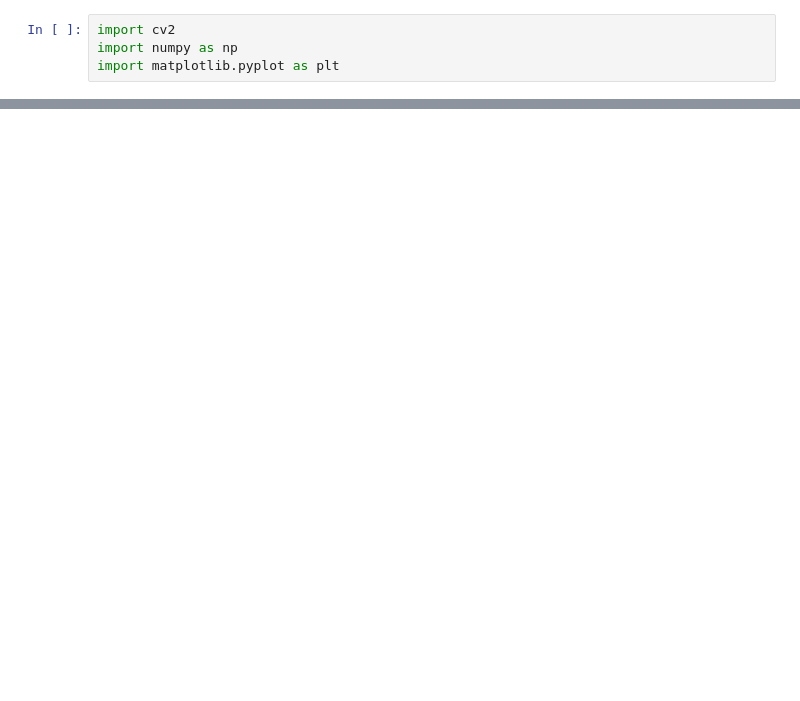
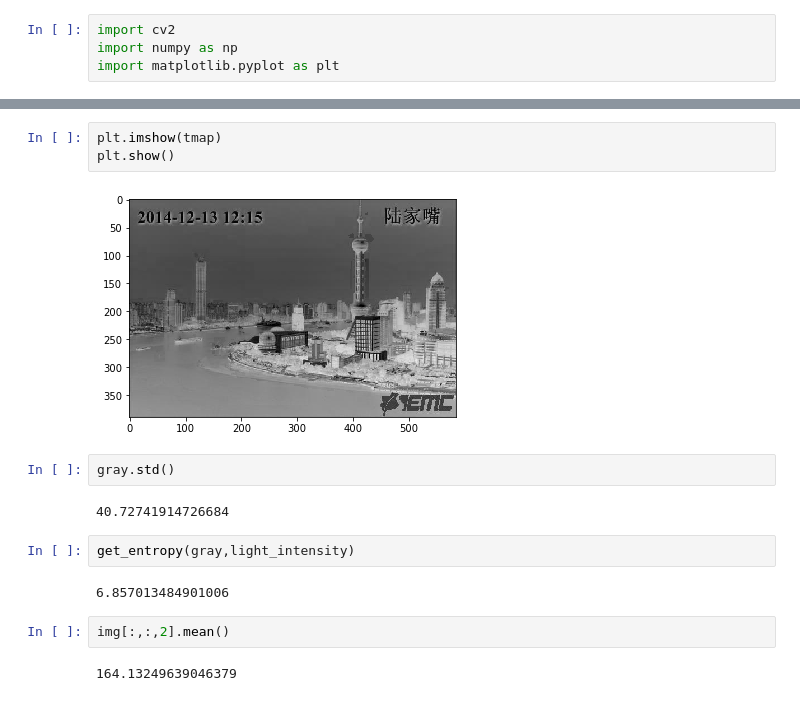
Before and after one commit to ShivamShrirao/Image_Entropy_PM2.5, a Jupyter notebook: image_entropy.ipynb, the cells around one changed output, grey strips where cells are left out. Saved outputs shown, nothing was run; the diff lists cells and outputs as text; blank space fills up the shorter version.

```diff
--- a/image_entropy.ipynb
+++ b/image_entropy.ipynb
@@ -12,0 +83,17 @@ plt.show()
+# %%
+plt.imshow(tmap)
+plt.show()
+# %% [output]
+[figure, added]
+# %%
+gray.std()
+# %% [output]
+40.72741914726684
+# %%
+get_entropy(gray,light_intensity)
+# %% [output]
+6.857013484901006
+# %%
+img[:,:,2].mean()
+# %% [output]
+164.13249639046379
```
Also changed, not shown: parts of 7 cells of this notebook, 10 other files.
